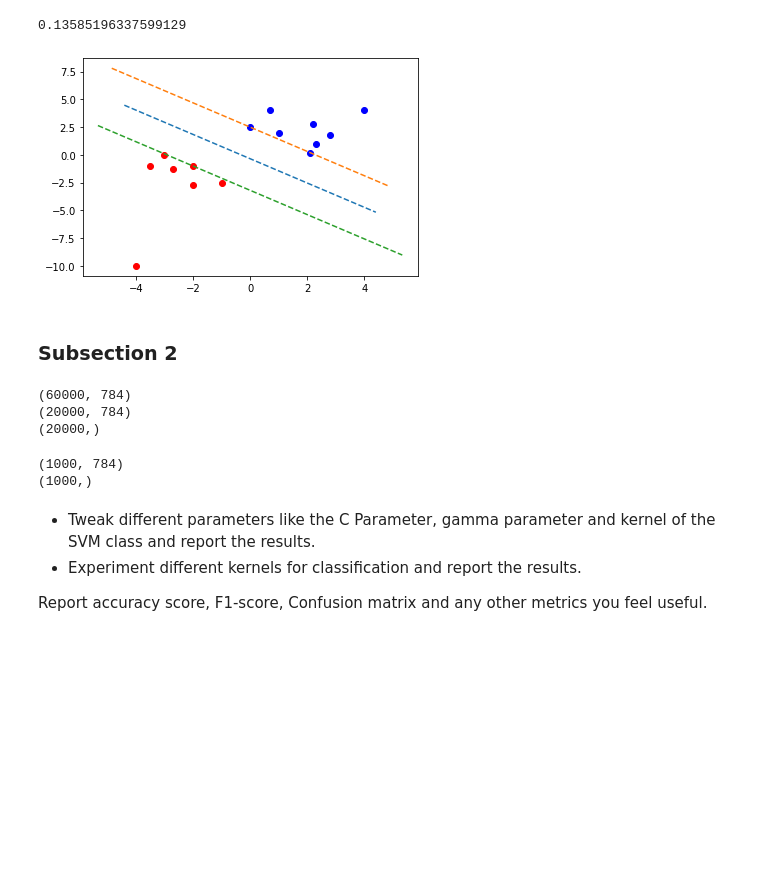
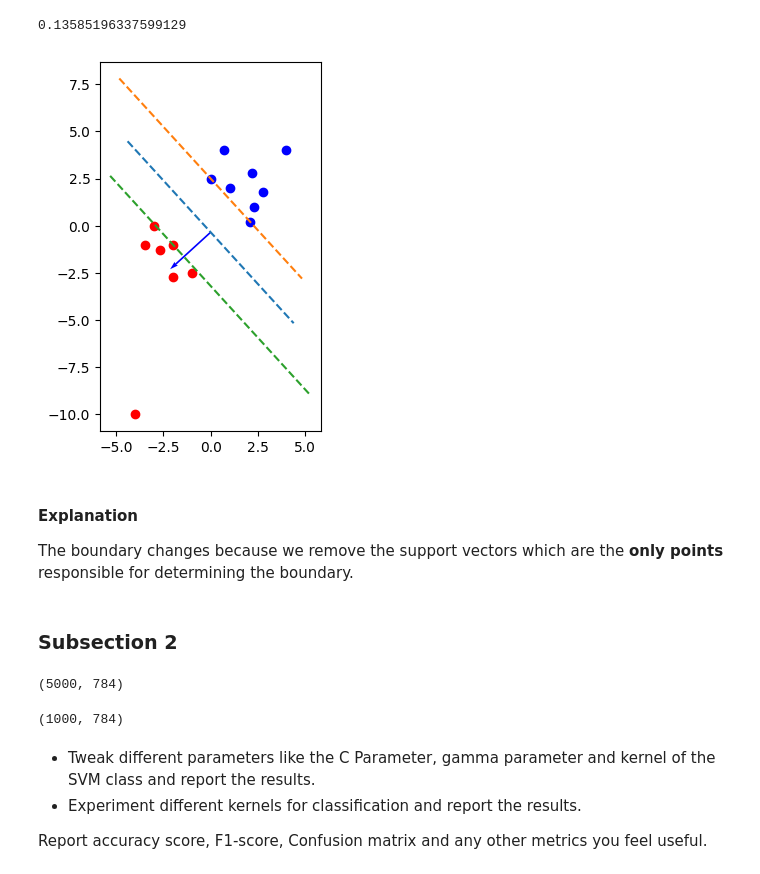
Before and after one commit to kanishk779/SMAI-2, a Jupyter notebook: question4.ipynb, the cells around one changed output. Drawn from its saved outputs; the diff is of its cells as text; code cells hidden in the pictures; blank space fills up the shorter version.

```diff
--- a/question4.ipynb
+++ b/question4.ipynb
@@ -332,11 +337,17 @@ problem.solve()
 # %%
 plot_points(X_new, y_new)
 abline(-w.value[0]/w.value[1], -b.value/w.value[1])
 abline(-w.value[0]/w.value[1], -(b.value+1)/w.value[1])
 abline(-w.value[0]/w.value[1], -(b.value-1)/w.value[1])
+V = np.array([[w.value[0]*10,w.value[1]*10]])
+origin = np.array([[0],[-b.value[0]/w.value[1]]]) # origin point
+plt.quiver(*origin, V[:,0], V[:,1], color=['b'], scale=21)
 plt.show()
 # %% [output]
-[figure, old version]
+[figure, new version]
+# %% [markdown]
+#### Explanation
+The boundary changes because we remove the support vectors which are the **only points** responsible for determining the boundary.
 # %% [markdown]
 ### Subsection 2
 # %%
@@ -368,21 +379,22 @@ images, labels = mndata.load_training()
 l = len(labels)
 images_train = np.array(images)
 labels_train = np.array(labels)
+images_train = images_train[:5000]
+labels_train = labels_train[:5000]
 print(images_train.shape)
 # %% [output]
-(60000, 784)
-(20000, 784)
-(20000,)
+(5000, 784)
 # %%
 # Load testing dataset
 images, labels = mndata.load_testing()
 l = len(labels)
 images_test = np.array(images)
 labels_test = np.array(labels)
+images_test = images_test[:1000]
+labels_test = labels_test[:1000]
 print(images_test.shape)
 # %% [output]
 (1000, 784)
-(1000,)
 # %% [markdown]
 - Tweak different parameters like the C Parameter, gamma parameter and kernel of the SVM class and report the results.
 - Experiment different kernels for classification and report the results.
```
Also changed, not shown: parts of 5 cells of this notebook, 1 other file.
